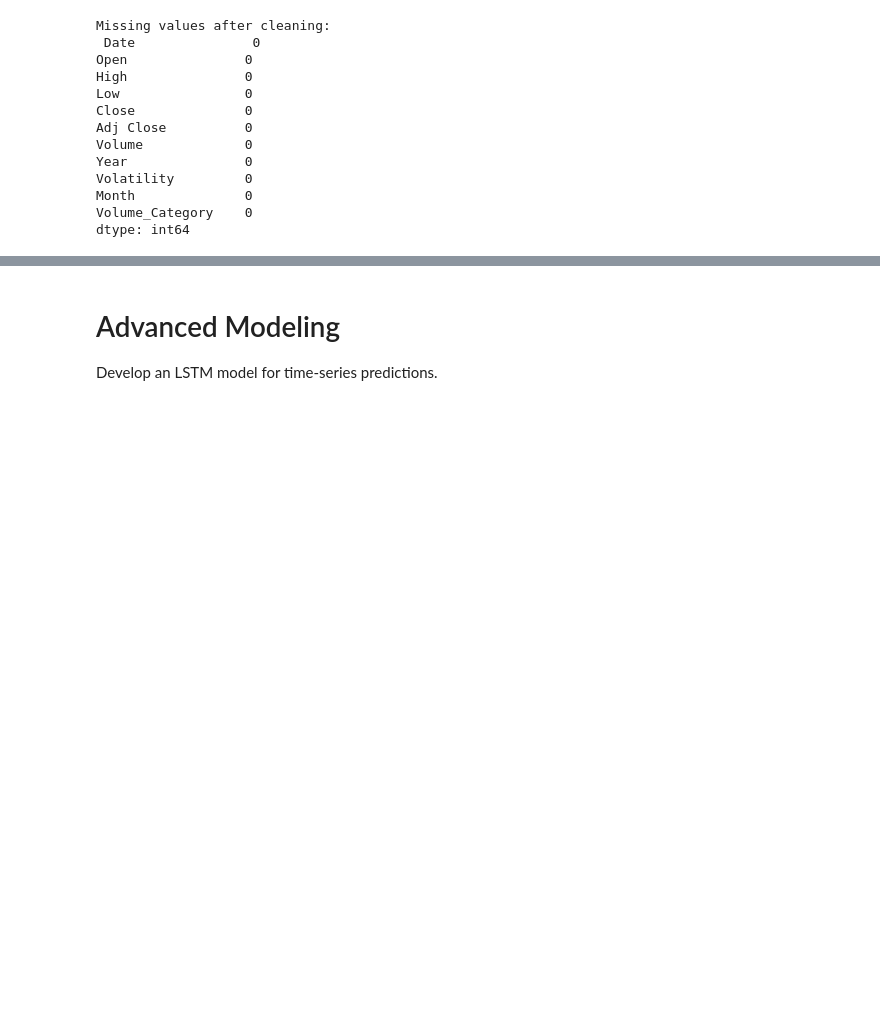
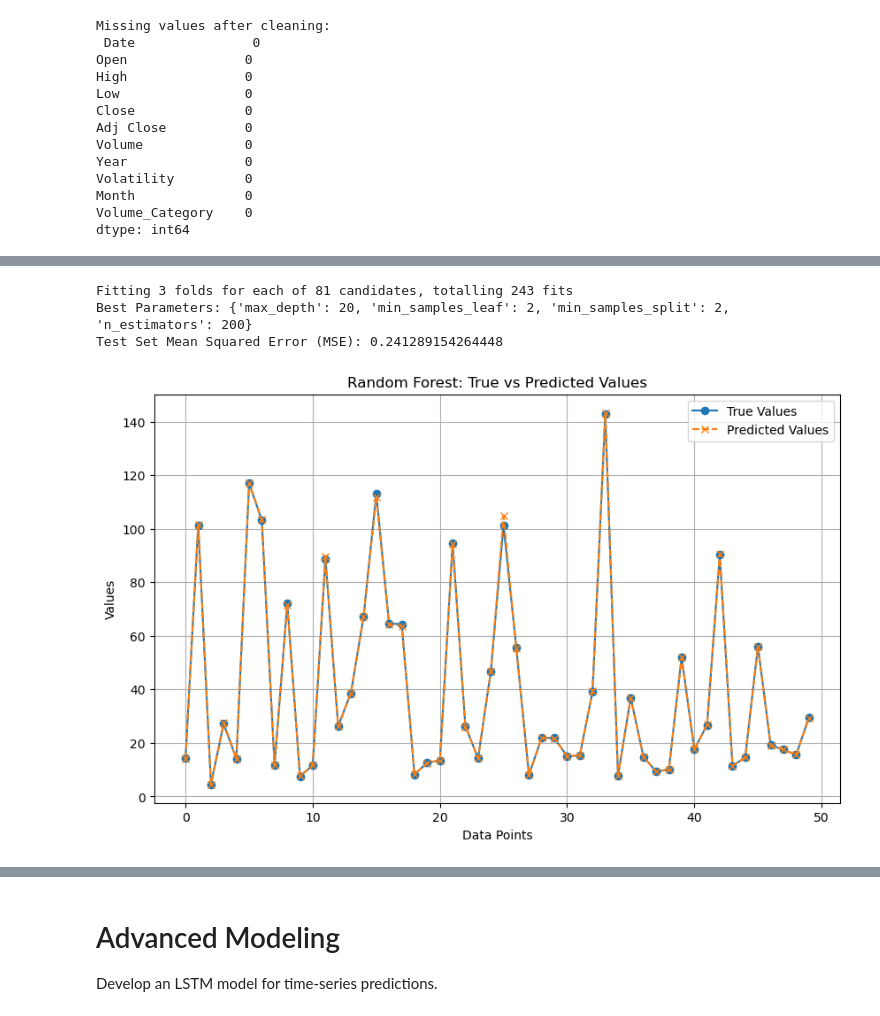
Before and after one commit to ElifSurucu/Google-Stock-Market-Data, a Jupyter notebook: Machine_Learning_Last updated.ipynb, the cells around one changed output, grey strips where cells are left out. Drawn from its saved outputs; the diff is of its cells as text; code cells hidden in the pictures; blank space fills up the shorter version.

```diff
--- a/Machine_Learning_Last updated.ipynb
+++ b/Machine_Learning_Last updated.ipynb
@@ -341,0 +293,43 @@ R2            0.999915       0.999850             0.999635
+# %%
+from sklearn.ensemble import RandomForestRegressor
+from sklearn.model_selection import GridSearchCV
+from sklearn.metrics import mean_squared_error
+import matplotlib.pyplot as plt
+
+# Define hyperparameter ranges
+param_grid = {
+    'n_estimators': [50, 100, 200],  # Number of trees in the forest
+    'max_depth': [5, 10, 20],       # Maximum depth of each tree
+    'min_samples_split': [2, 5, 10], # Minimum number of samples required to split an internal node
+    'min_samples_leaf': [1, 2, 4]   # Minimum number of samples required to be at a leaf node
+}
+
+# Initialize the Random Forest model
+rf = RandomForestRegressor(random_state=42)
+
+# Apply GridSearchCV
+grid_search = GridSearchCV(
+    estimator=rf,
+    param_grid=param_grid,
+    scoring='neg_mean_squared_error',  # Metric to evaluate the performance
+    cv=3,  # Number of cross-validation folds
+    verbose=2,  # Verbose mode to display progress
+    n_jobs=-1   # Use all available cores for parallel processing
+)
+
+# Train the model using GridSearchCV
+grid_search.fit(X_train, y_train)
+
+# Print the best parameters found by GridSearchCV
+print("Best Parameters:", grid_search.best_params_)
+best_rf = grid_search.best_estimator_  # Retrieve the best model
+
+# Evaluate the performance of the best model on the test set
+y_pred = best_rf.predict(X_test)
+mse = mean_squared_error(y_test, y_pred)
+print(f"Test Set Mean Squared Error (MSE): {mse}")  # Print the test set MSE
+# %% [output]
+Fitting 3 folds for each of 81 candidates, totalling 243 fits
+Best Parameters: {'max_depth': 20, 'min_samples_leaf': 2, 'min_samples_split': 2, 'n_estimators': 200}
+Test Set Mean Squared Error (MSE): 0.241289154264448
+[figure, added]
```
Also changed, not shown: parts of 62 cells of this notebook, 42 other files.
